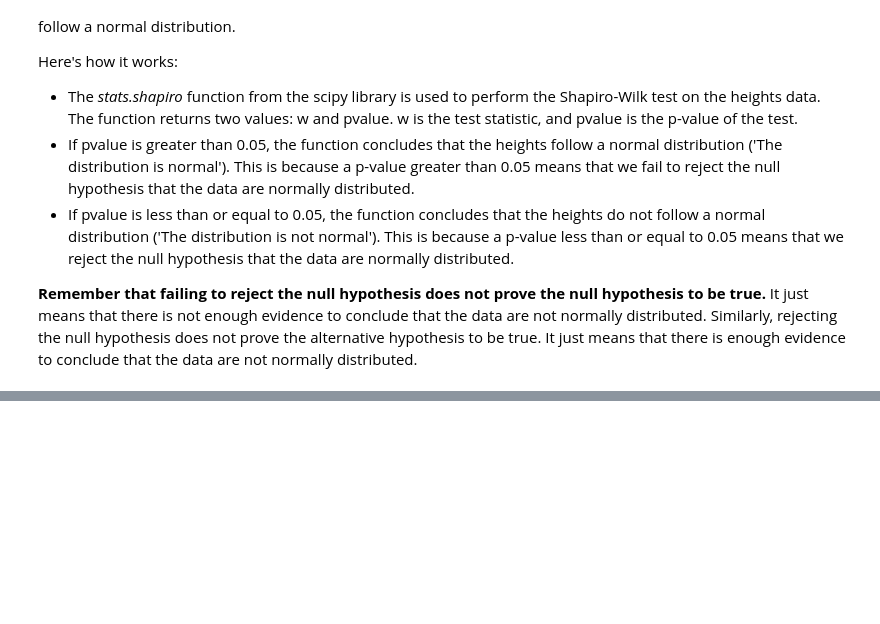
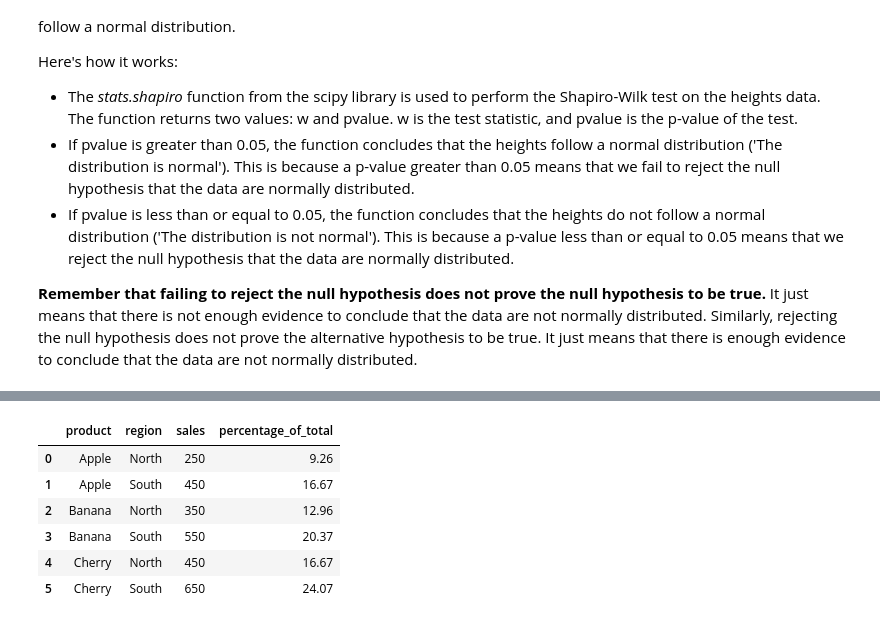
Before and after one commit to danmarino1/data_science_practice, a Jupyter notebook: python_generated_questions.ipynb, the cells around one changed output, grey strips where cells are left out. Cells and saved outputs as stored; diff of their text form; code cells hidden in the pictures; blank space fills up the shorter version.

```diff
--- a/python_generated_questions.ipynb
+++ b/python_generated_questions.ipynb
@@ -1217,0 +1298,13 @@ Here's how it works:
+# %%
+grouped_sales = sales.groupby(['product', 'region'], as_index=False)['sales'].sum()
+total_sales = grouped_sales['sales'].sum()
+grouped_sales['percentage_of_total'] = round(grouped_sales['sales'] / total_sales,4) * 100
+grouped_sales
+# %% [output]
+|  | product | region | sales | percentage_of_total |
+| 0 | Apple | North | 250 | 9.26 |
+| 1 | Apple | South | 450 | 16.67 |
+| 2 | Banana | North | 350 | 12.96 |
+| 3 | Banana | South | 550 | 20.37 |
+| 4 | Cherry | North | 450 | 16.67 |
+| 5 | Cherry | South | 650 | 24.07 |
```
Also changed, not shown: parts of 7 cells of this notebook.
